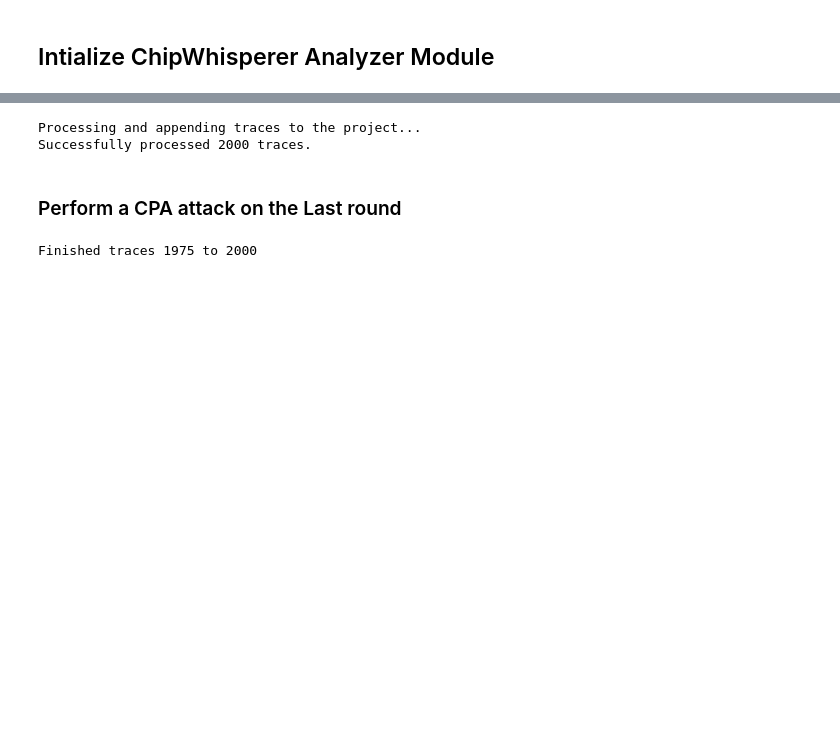
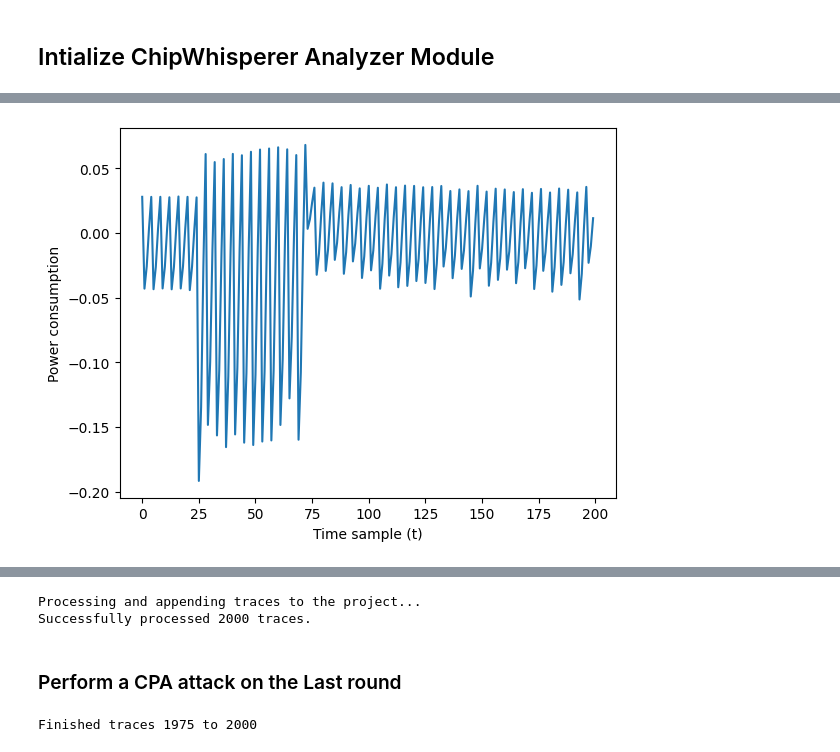
Before and after one commit to Tayebwa-ian/AdvSecEng25-SCA-framework, a Jupyter notebook: src/py/new_analysis.ipynb, the cells around one changed output, grey strips where cells are left out. Cells and saved outputs as stored; diff of their text form; code cells hidden in the pictures; blank space fills up the shorter version.

```diff
--- a/src/py/new_analysis.ipynb
+++ b/src/py/new_analysis.ipynb
@@ -8,0 +35,11 @@ import os
+# %%
+# Average all traces to reduce noise
+avg_trace = np.mean(traces, axis=0)
+
+# Plot the averaged trace
+plt.plot(avg_trace)
+plt.xlabel("Time sample (t)")
+plt.ylabel("Power consumption")
+plt.show()
+# %% [output]
+[figure, added]
```
Also changed, not shown: parts of 5 cells of this notebook, 8 other files.
